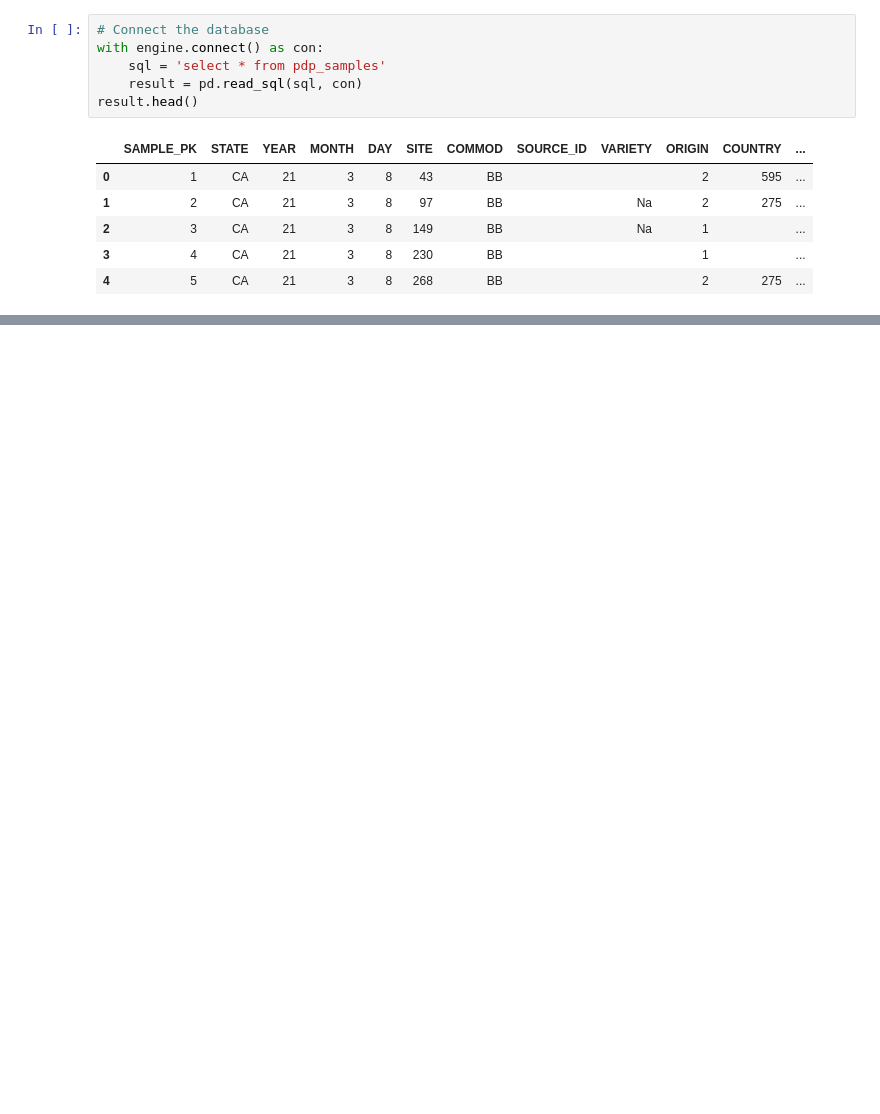
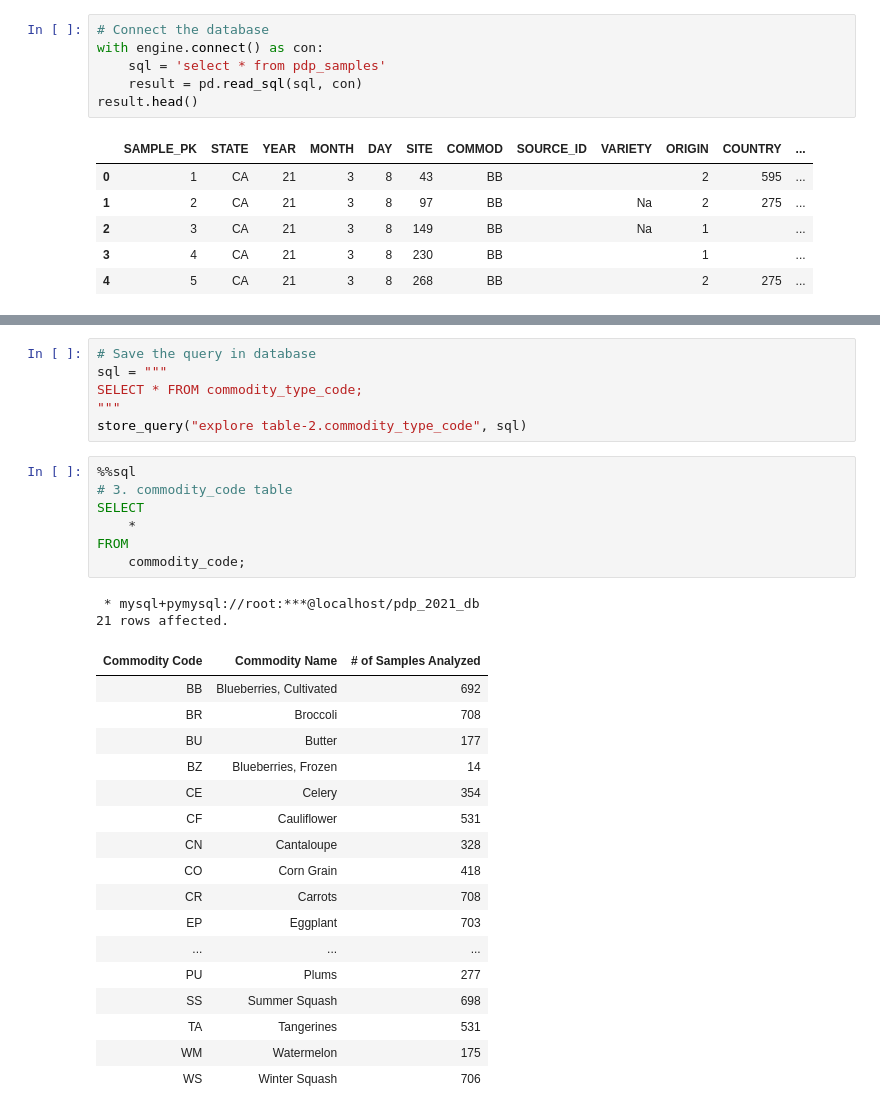
Before and after one commit to soyinkas1/PP00013_SQL_Practice-and-Application-Projects, a Jupyter notebook: PDP Database SQL Analysis_CPD Projects_01/Pandas Control Notebook_PDP Database SQL Analysis .ipynb, the cells around one changed output, grey strips where cells are left out. Saved outputs shown, nothing was run; the diff lists cells and outputs as text; blank space fills up the shorter version.

```diff
--- a/PDP Database SQL Analysis_CPD Projects_01/Pandas Control Notebook_PDP Database SQL Analysis .ipynb
+++ b/PDP Database SQL Analysis_CPD Projects_01/Pandas Control Notebook_PDP Database SQL Analysis .ipynb
@@ -323,0 +352,33 @@ queries.head()
+# %%
+# Save the query in database
+sql = """
+SELECT * FROM commodity_type_code;
+"""
+store_query("explore table-2.commodity_type_code", sql)
+# %%
+%%sql
+# 3. commodity_code table
+SELECT
+    *
+FROM
+    commodity_code;
+# %% [output]
+ * mysql+pymysql://root:***@localhost/pdp_2021_db
+21 rows affected.
+| Commodity Code | Commodity Name | # of Samples Analyzed |
+| BB | Blueberries, Cultivated | 692 |
+| BR | Broccoli | 708 |
+| BU | Butter | 177 |
+| BZ | Blueberries, Frozen | 14 |
+| CE | Celery | 354 |
+| CF | Cauliflower | 531 |
+| CN | Cantaloupe | 328 |
+| CO | Corn Grain | 418 |
+| CR | Carrots | 708 |
+| EP | Eggplant | 703 |
+| ... | ... | ... |
+| PU | Plums | 277 |
+| SS | Summer Squash | 698 |
+| TA | Tangerines | 531 |
+| WM | Watermelon | 175 |
+| WS | Winter Squash | 706 |
```
Also changed, not shown: parts of 82 cells of this notebook.
